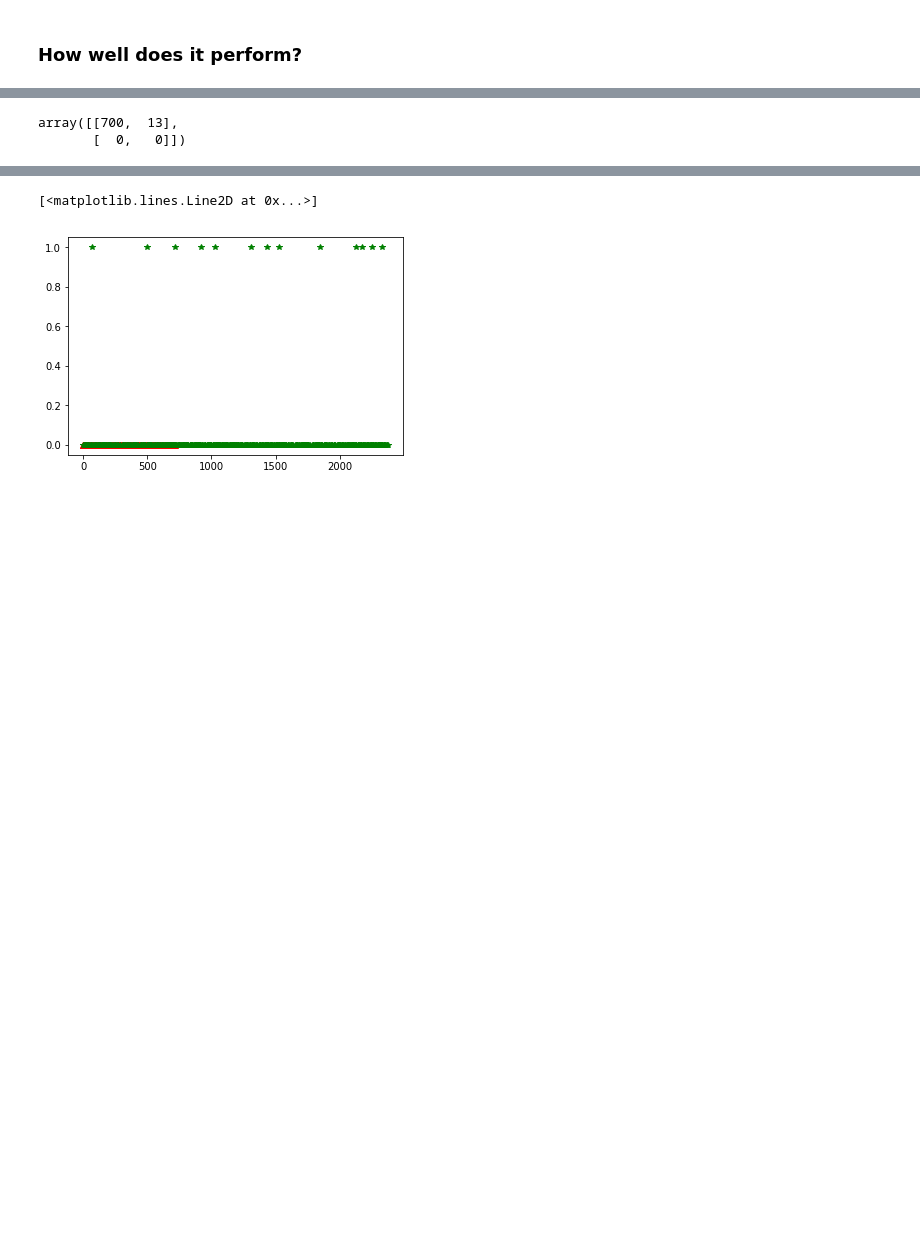
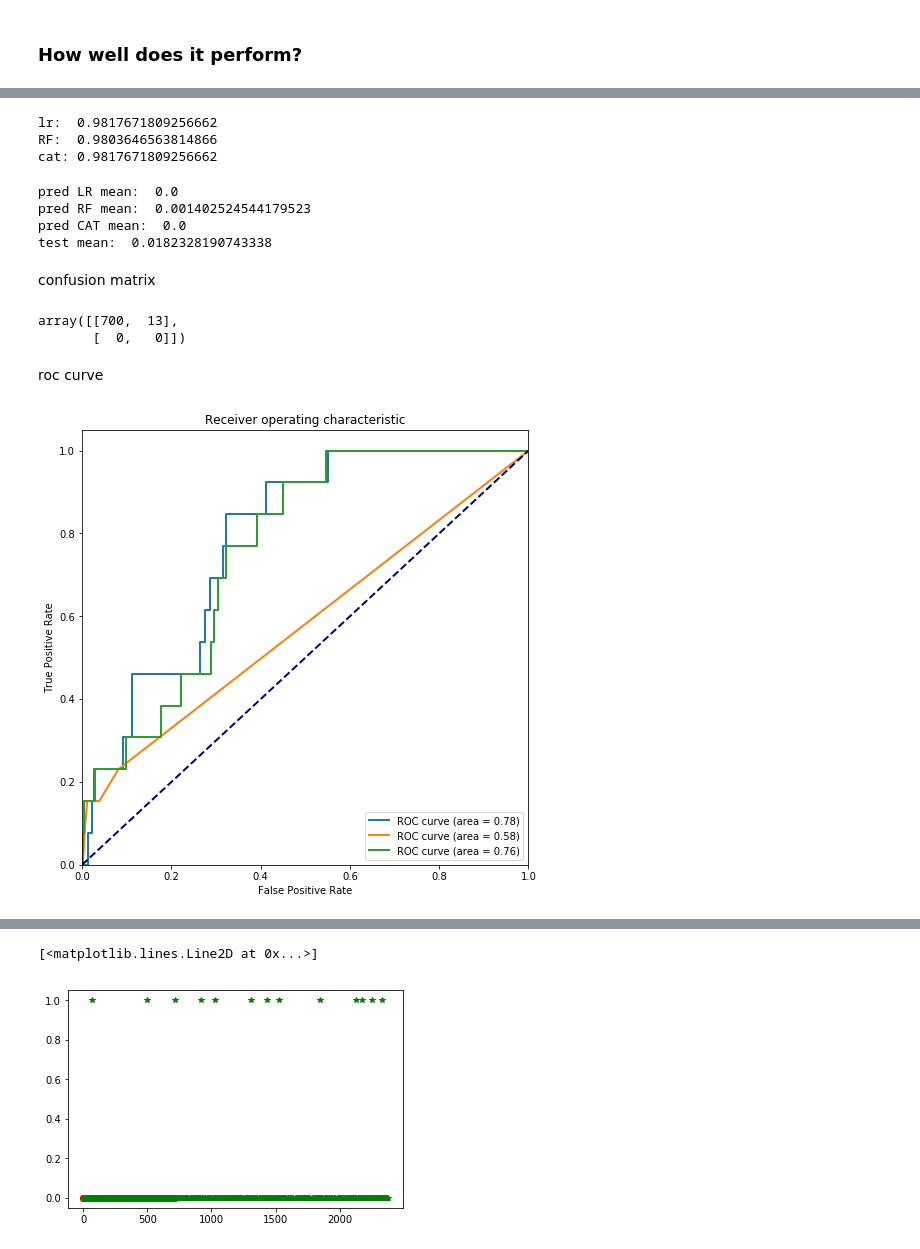
Before and after one commit to robineriksson/ESC_predictor, a Jupyter notebook: NOTEBOOKS/exploration.ipynb, the cells around one changed output, grey strips where cells are left out. Saved outputs shown, nothing was run; the diff lists cells and outputs as text; code cells hidden in the pictures; blank space fills up the shorter version.

```diff
--- a/NOTEBOOKS/exploration.ipynb
+++ b/NOTEBOOKS/exploration.ipynb
@@ -376 +381,22 @@ array([0, 1])
+# %%
+print("lr: ", accuracy_score(y_pred, y_test))
+print("RF: ", accuracy_score(y_pred_tree, y_test))
+print("cat:", accuracy_score(y_pred_cat, y_test))
+# %% [output]
+lr:  0.9817671809256662
+RF:  0.9803646563814866
+cat: 0.9817671809256662
+# %%
+print("pred LR mean: ", np.mean(y_pred))
+print("pred RF mean: ", np.mean(y_pred_tree))
+print("pred CAT mean: ", np.mean(y_pred_cat))
+
+print("test mean: ", np.mean(y_test))
+# %% [output]
+pred LR mean:  0.0
+pred RF mean:  0.001402524544179523
+pred CAT mean:  0.0
+test mean:  0.0182328190743338
+# %% [markdown]
+confusion matrix
 # %%
@@ -378,6 +404,39 @@ confusion_matrix(y_pred,y_test)
 # %% [output]
 array([[700,  13],
        [  0,   0]])
+# %% [markdown]
+roc curve
+# %%
+def roc(y_test, y_pred):
+    fpr, tpr, _ = roc_curve(y_test, y_pred[:,1])
+    roc_auc = auc(fpr, tpr)
+    return(fpr, tpr, roc_auc)
+
+
+
+fpr_lr, tpr_lr, roc_auc_lr = roc(y_test, y_pred_proba)
+fpr_tree, tpr_tree, roc_auc_tree = roc(y_test, y_pred_proba_tree)
+fpr_cat, tpr_cat, roc_auc_cat = roc(y_test, y_pred_proba_cat)
+
+
+plt.figure(figsize=[8,8])
+lw=2
+plt.plot(fpr_lr, tpr_lr,
+        lw=lw, label="ROC curve (area = %0.2f)" % roc_auc_lr)
+plt.plot(fpr_tree, tpr_tree,
+        lw=lw, label="ROC curve (area = %0.2f)" % roc_auc_tree)
+plt.plot(fpr_cat, tpr_cat,
+         lw=lw, label="ROC curve (area = %0.2f)" % roc_auc_cat)
+plt.plot([0, 1], [0, 1], color='navy', lw=lw, linestyle='--')
+plt.xlim([0.0, 1.0])
+plt.ylim([0.0, 1.05])
+plt.xlabel('False Positive Rate')
+plt.ylabel('True Positive Rate')
+plt.title('Receiver operating characteristic')
+plt.legend(loc="lower right")
+pass
+# %% [output]
+[figure, added]
 # %%
 x = X_test.join(y_test)
 x["pred"] = y_pred
```
Also changed, not shown: parts of 22 cells of this notebook.
